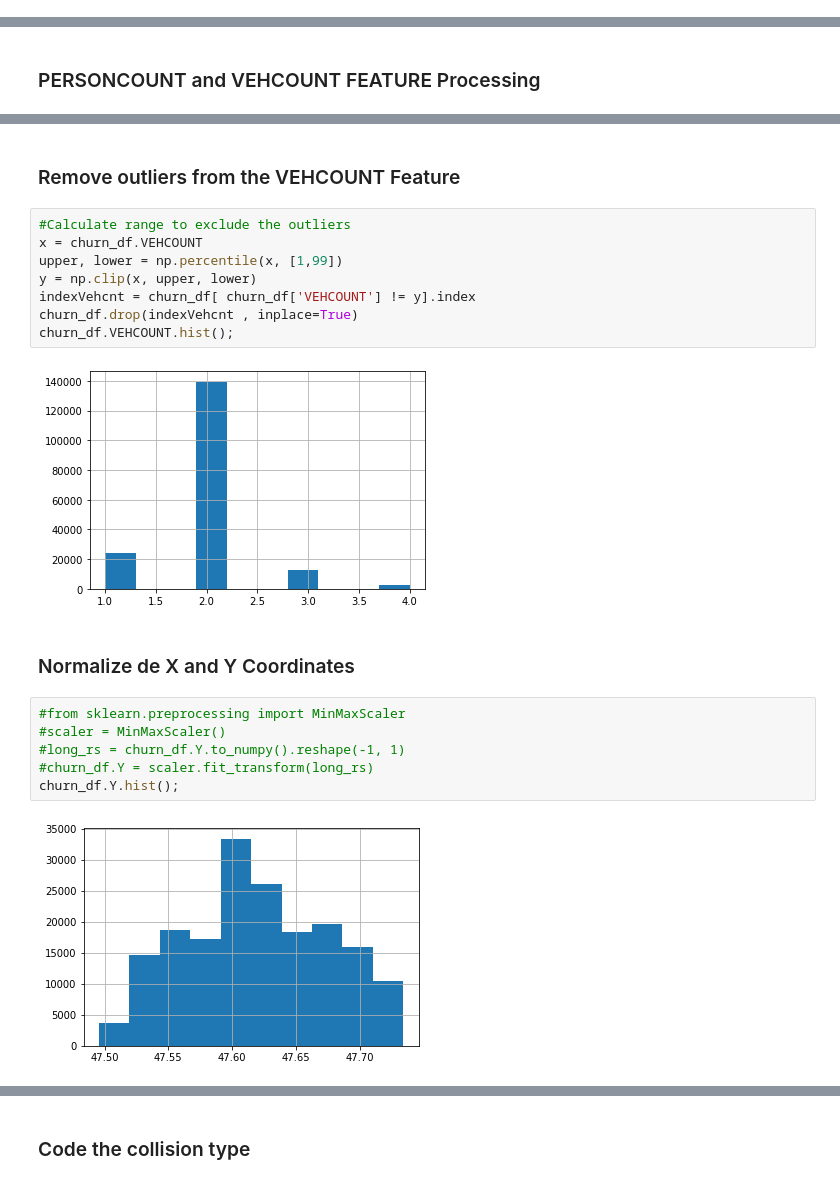
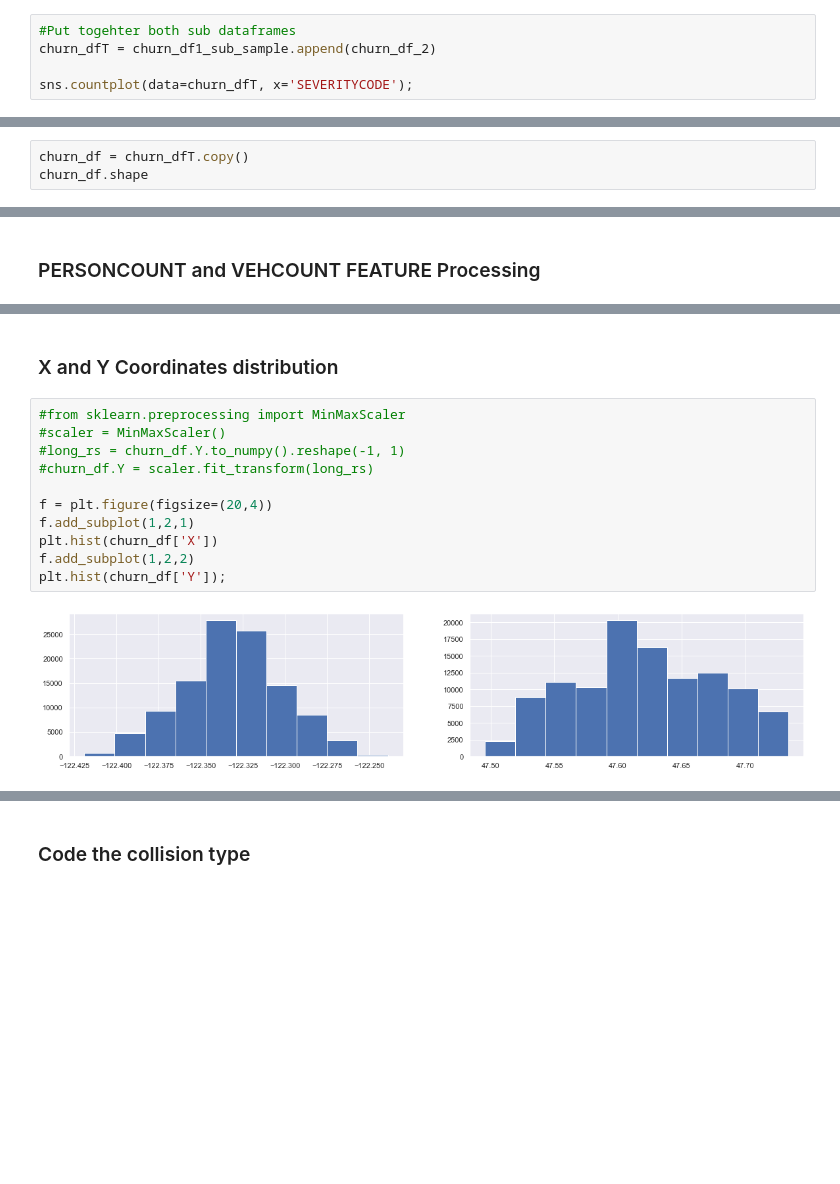
Before and after one commit to rafaelmata357/Coursera_Capstone, a Jupyter notebook: capstone_project.ipynb, the cells around one changed output, grey strips where cells are left out. Saved outputs shown, nothing was run; the diff lists cells and outputs as text; blank space fills up the shorter version.

```diff
--- a/capstone_project.ipynb
+++ b/capstone_project.ipynb
@@ -383,0 +410,5 @@ churn_df.shape
+# %%
+#Put togehter both sub dataframes
+churn_dfT = churn_df1_sub_sample.append(churn_df_2)
+
+sns.countplot(data=churn_dfT, x='SEVERITYCODE');
@@ -383,0 +417,3 @@ churn_df.shape
+# %%
+churn_df = churn_dfT.copy()
+churn_df.shape
@@ -416,25 +484,18 @@ g.axes[-1].legend();
-# %% [markdown]
-### Remove outliers from the VEHCOUNT Feature
-# %%
-#Calculate range to exclude the outliers
-x = churn_df.VEHCOUNT
-upper, lower = np.percentile(x, [1,99])
-y = np.clip(x, upper, lower)
-indexVehcnt = churn_df[ churn_df['VEHCOUNT'] != y].index
-churn_df.drop(indexVehcnt , inplace=True)
-churn_df.VEHCOUNT.hist();
-# %% [output]
-[figure, removed]
 # %% [markdown]
-### Normalize de X and Y Coordinates
+### X and Y Coordinates distribution
 # %%
 #from sklearn.preprocessing import MinMaxScaler
 #scaler = MinMaxScaler()
 #long_rs = churn_df.Y.to_numpy().reshape(-1, 1)
 #churn_df.Y = scaler.fit_transform(long_rs)
-churn_df.Y.hist();
+
+f = plt.figure(figsize=(20,4))
+f.add_subplot(1,2,1)
+plt.hist(churn_df['X'])
+f.add_subplot(1,2,2)
+plt.hist(churn_df['Y']);
 # %% [output]
-[figure, old version]
+[figure, new version]
 # %%
 #scaler = MinMaxScaler()
 #lat_rs = churn_df.X.to_numpy().reshape(-1, 1)
```
Also changed, not shown: parts of 113 cells of this notebook.
